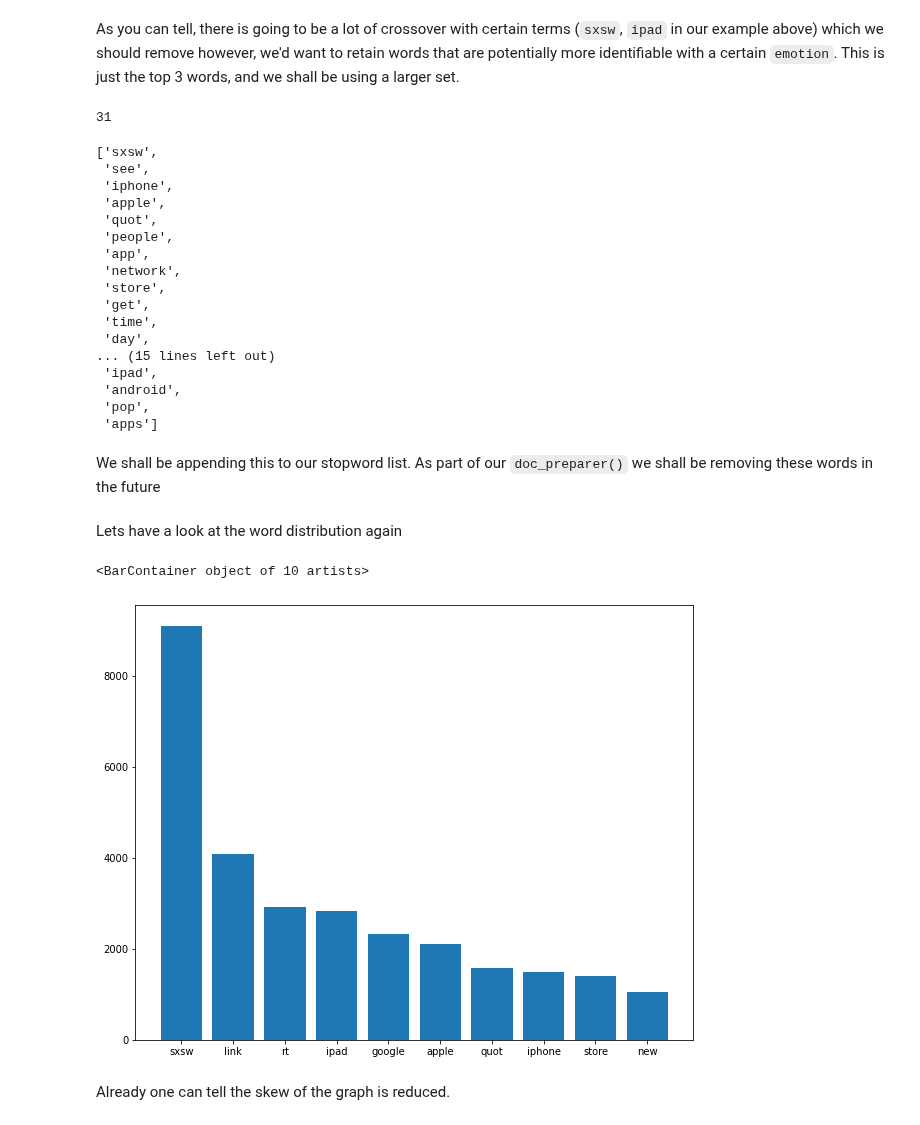
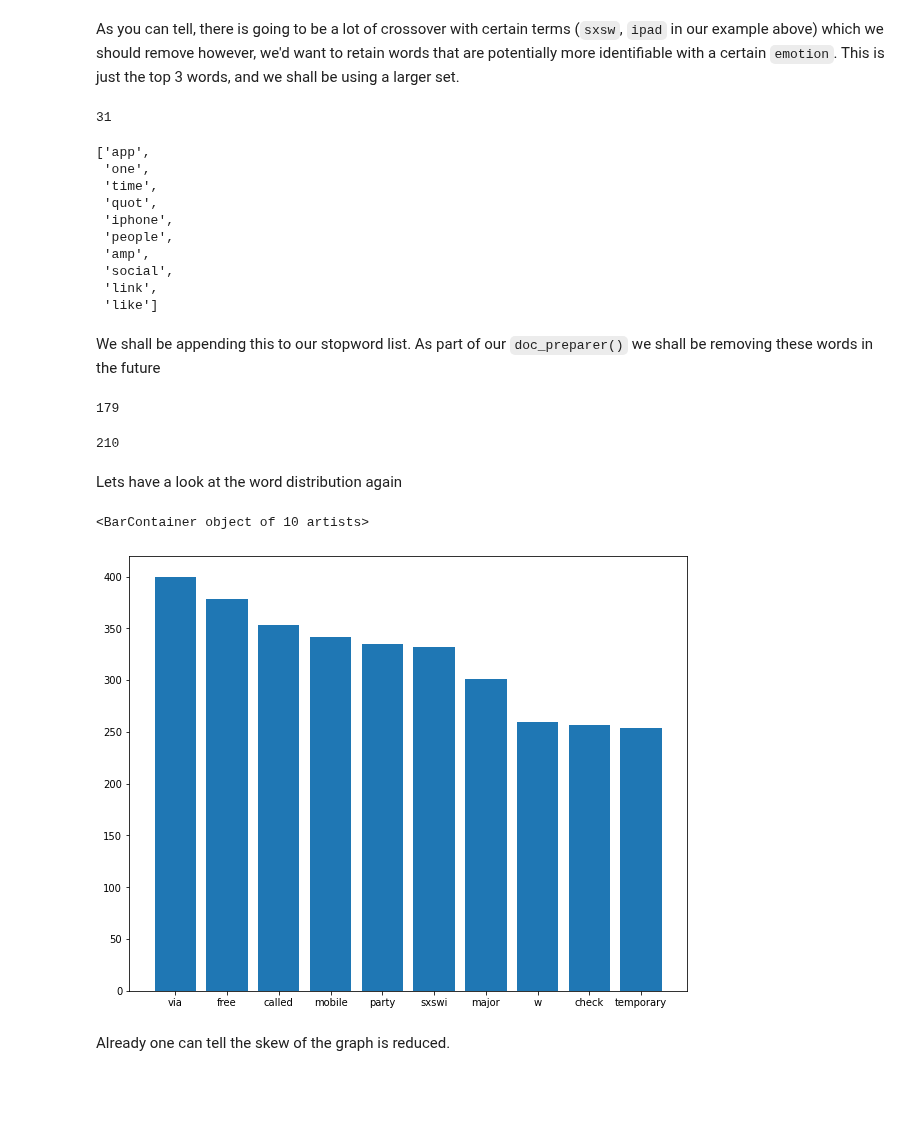
Before and after one commit to ssaeed85/dsc-ph4-TweetSentimentAnalysis-NLP, a Jupyter notebook: TweetSentimentAnalysis_nb.ipynb, the cells around one changed output. Cells and saved outputs as stored; diff of their text form; code cells hidden in the pictures; blank space fills up the shorter version.

```diff
--- a/TweetSentimentAnalysis_nb.ipynb
+++ b/TweetSentimentAnalysis_nb.ipynb
@@ -287,47 +264,47 @@ negative Emotion: ['sxsw', 'ipad', 'quot']
 As you can tell, there is going to be a lot of crossover with certain terms (`sxsw`, `ipad` in our example above) which we should remove however, we'd want to retain words that are potentially more identifiable with a certain `emotion`. This is just the top 3 words, and we shall be using a larger set.
 # %%
 num_mostCommon_Words = 50
-common_neg_words = [word for word,freq in getTopWordFreq(neg_df, 'text',num_mostCommon_Words)]
-common_pos_words = [word for word,freq in getTopWordFreq(pos_df, 'text',num_mostCommon_Words)]
+common_neg_words = [word for word,freq in getTopWordFreq(neg_df, 'text',num_mostCommon_Words,stop_words = sw)]
+common_pos_words = [word for word,freq in getTopWordFreq(pos_df, 'text',num_mostCommon_Words,stop_words = sw)]
 new_sw_words = list(set(common_neg_words).intersection(set(common_pos_words)))
 print(len(new_sw_words))
-new_sw_words
+new_sw_words[:10]
 # %% [output]
 31
-['sxsw',
- 'see',
+['app',
+ 'one',
+ 'time',
+ 'quot',
  'iphone',
- 'apple',
- 'quot',
  'people',
- 'app',
- 'network',
- 'store',
- 'get',
- 'time',
- 'day',
-... (15 lines left out)
- 'ipad',
- 'android',
- 'pop',
- 'apps']
+ 'amp',
+ 'social',
+ 'link',
+ 'like']
 # %% [markdown]
 We shall be appending this to our stopword list. As part of our `doc_preparer()` we shall be removing these words in the future
+# %%
+len(sw)
+# %% [output]
+179
 # %%
 sw.extend(new_sw_words)
+len(sw)
+# %% [output]
+210
 # %% [markdown]
 Lets have a look at the word distribution again
 # %%
 # Plot most frequent words
 fig,ax = plt.subplots(figsize = (10,8))
 num_of_bars = 10
-viz_data = getTopWordFreq(data_df,'text',n=num_of_bars)
+viz_data = getTopWordFreq(data_df,'text',n=num_of_bars,stop_words = sw)
 
 ax.bar(x = [word for word,freq in viz_data],
       height = [freq for word,freq in viz_data])
 # %% [output]
 <BarContainer object of 10 artists>
-[figure, old version]
+[figure, new version]
 # %% [markdown]
 Already one can tell the skew of the graph is reduced.
 # %% [markdown]
```
Also changed, not shown: parts of 26 cells of this notebook.
